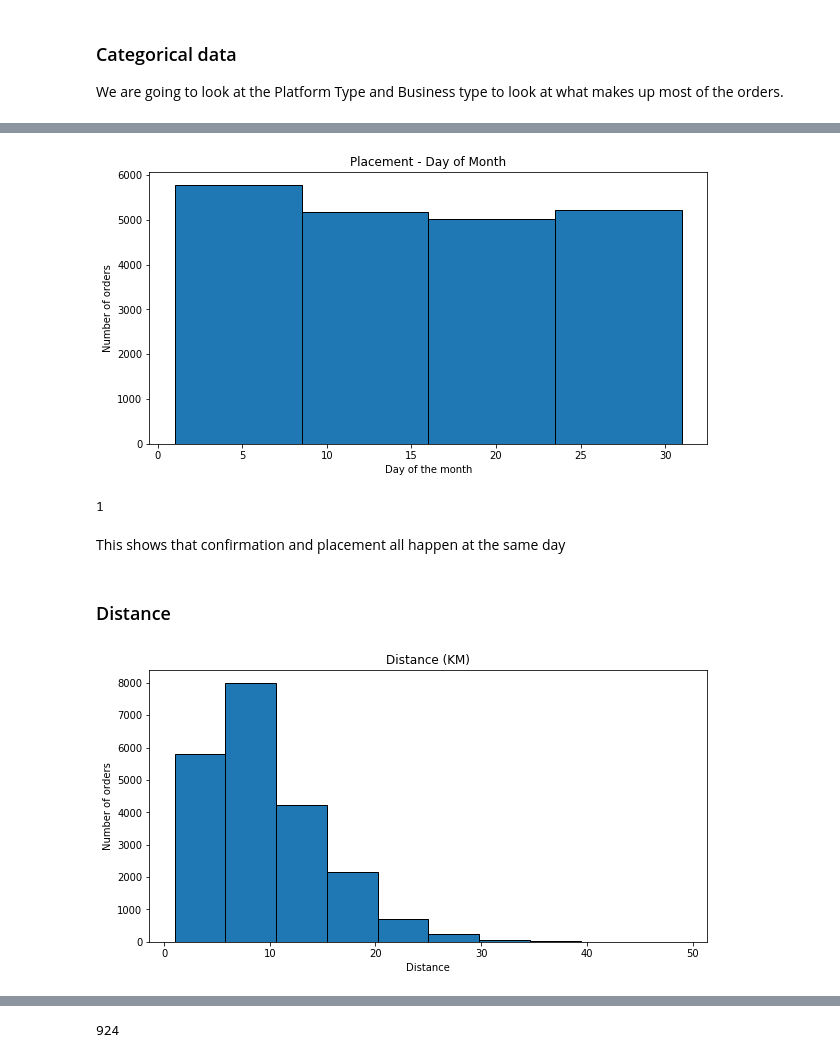
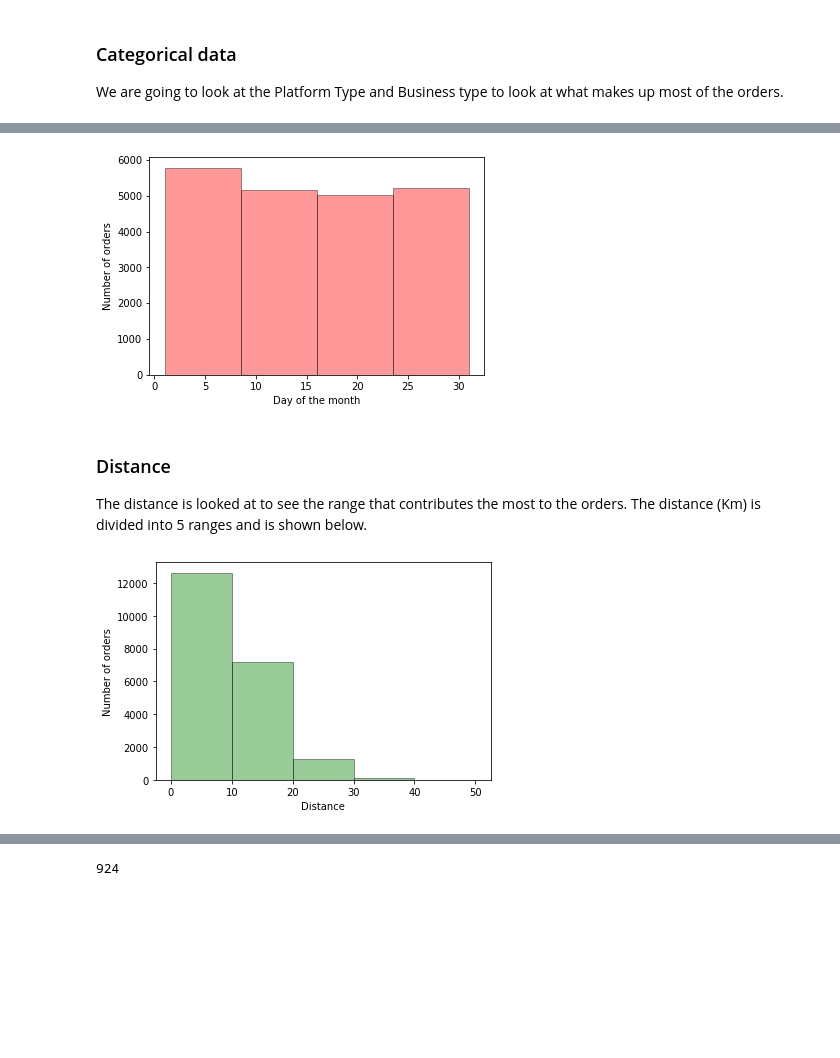
Before and after one commit to Team24-Regression/Regression_Predict_Package, a Jupyter notebook: regression_notebook_tsheg.ipynb, the cells around one changed output, grey strips where cells are left out. Saved outputs shown, nothing was run; the diff lists cells and outputs as text; code cells hidden in the pictures; blank space fills up the shorter version.

```diff
--- a/regression_notebook_tsheg.ipynb
+++ b/regression_notebook_tsheg.ipynb
@@ -220,24 +248,20 @@ AttributeError: 'DataFrame' object has no attribute 'barplot'
 # %%
-num_bins = 10
-Train_df.hist(column='Placement - Day of Month',bins=4,grid=False,figsize=(10,5),edgecolor='black')
+sns.distplot(Train_df['Placement - Day of Month'],bins=4,kde=False, color='red')
 plt.xlabel('Day of the month')
 plt.ylabel('Number of orders')
+plt.rcParams["patch.force_edgecolor"] = True
 plt.show()
 # %% [output]
-[figure, old version]
+[figure, new version]
-# %%
-a=Train_df['Confirmation - Day of Month']==Train_df['Confirmation - Day of Month']
-a.nunique()
-# %% [output]
-1
-# %% [markdown]
-This shows that confirmation and placement all happen at the same day
-# %% [markdown]
-### Distance
+# %% [markdown]
+### Distance
+The distance is looked at to see the range that contributes the most to the orders. The distance (Km) is divided into 5 ranges and is shown below.
 # %%
-Train_df.hist(column='Distance (KM)',bins=10,grid=False,figsize=(10,5),edgecolor='black')
+sns.distplot(Train_df['Distance (KM)'], bins=np.arange(0,60,10),kde=False, color='green')
+ax.set(xlabel='Distance(Km)', ylabel='Number of orders')
+plt.rcParams["patch.force_edgecolor"] = True
 plt.xlabel('Distance')
 plt.ylabel('Number of orders')
 plt.show()
 # %% [output]
-[figure, old version]
+[figure, new version]
```
Also changed, not shown: parts of 28 cells of this notebook.
